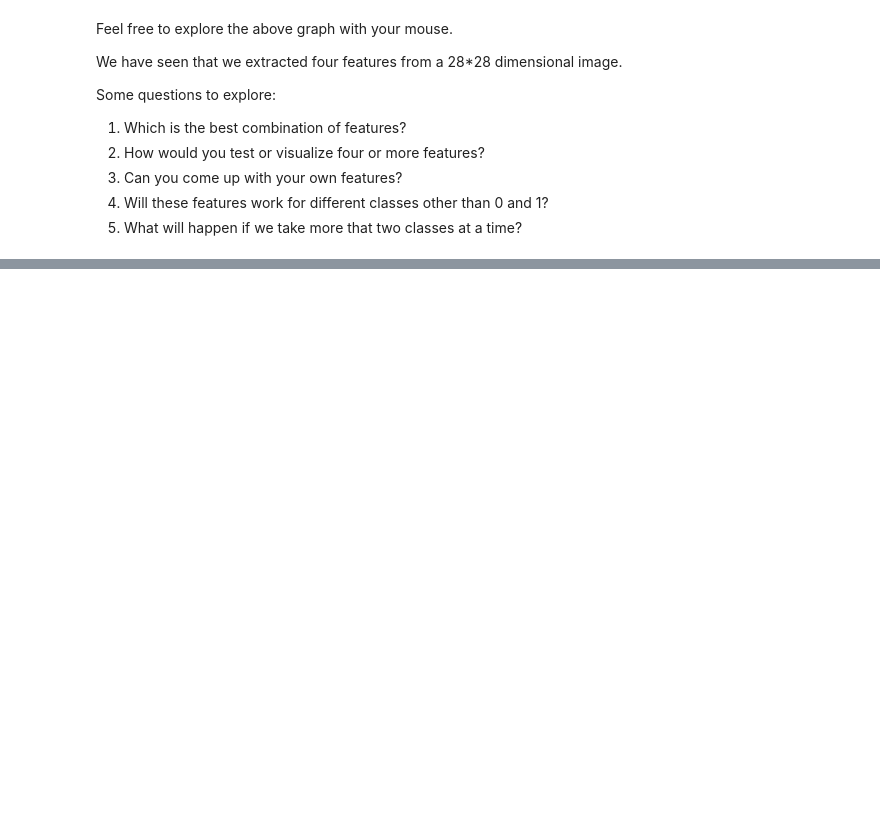
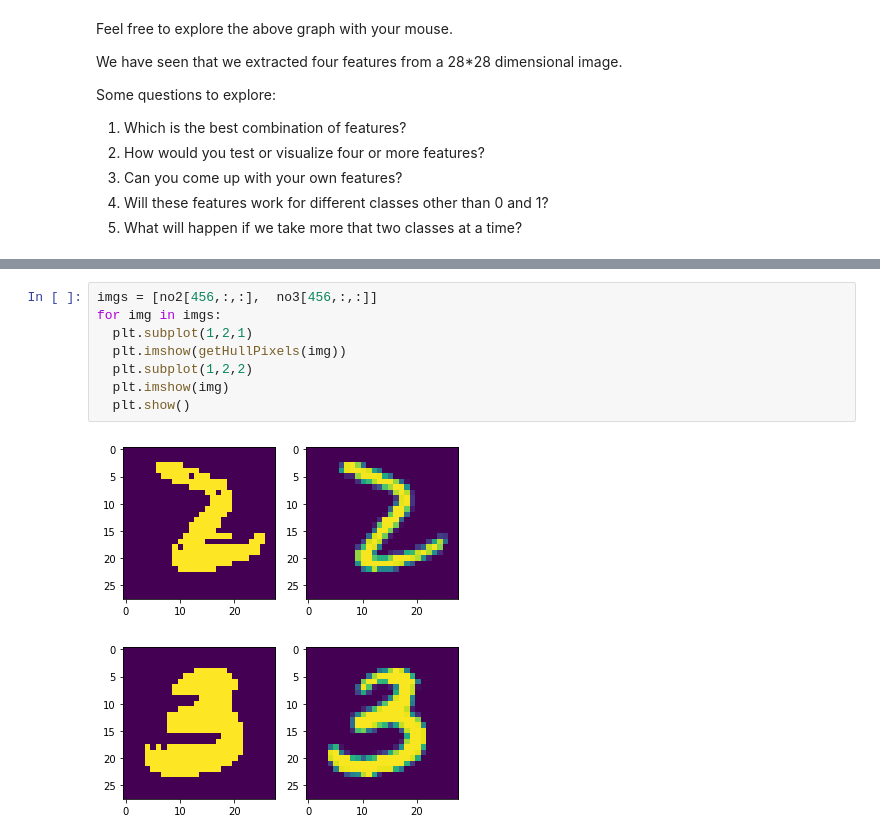
Before and after one commit to shrestha001/fmml2021, a Jupyter notebook: Lab1_Features.ipynb, the cells around one changed output, grey strips where cells are left out. Cells and saved outputs as stored; diff of their text form; blank space fills up the shorter version.

```diff
--- a/Lab1_Features.ipynb
+++ b/Lab1_Features.ipynb
@@ -508,0 +545,11 @@ Some questions to explore:
+# %%
+imgs = [no2[456,:,:],  no3[456,:,:]]
+for img in imgs:
+  plt.subplot(1,2,1)
+  plt.imshow(getHullPixels(img))
+  plt.subplot(1,2,2)
+  plt.imshow(img)
+  plt.show()
+# %% [output]
+[figure, added]
+[figure, added]
```
Also changed, not shown: parts of 17 cells of this notebook.
